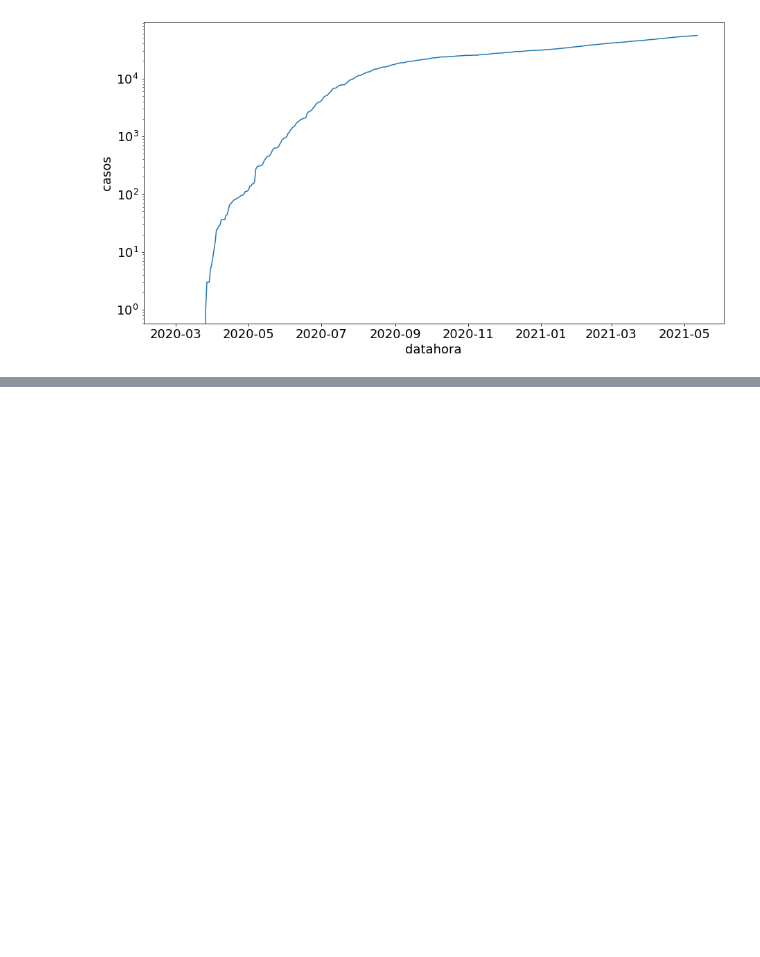
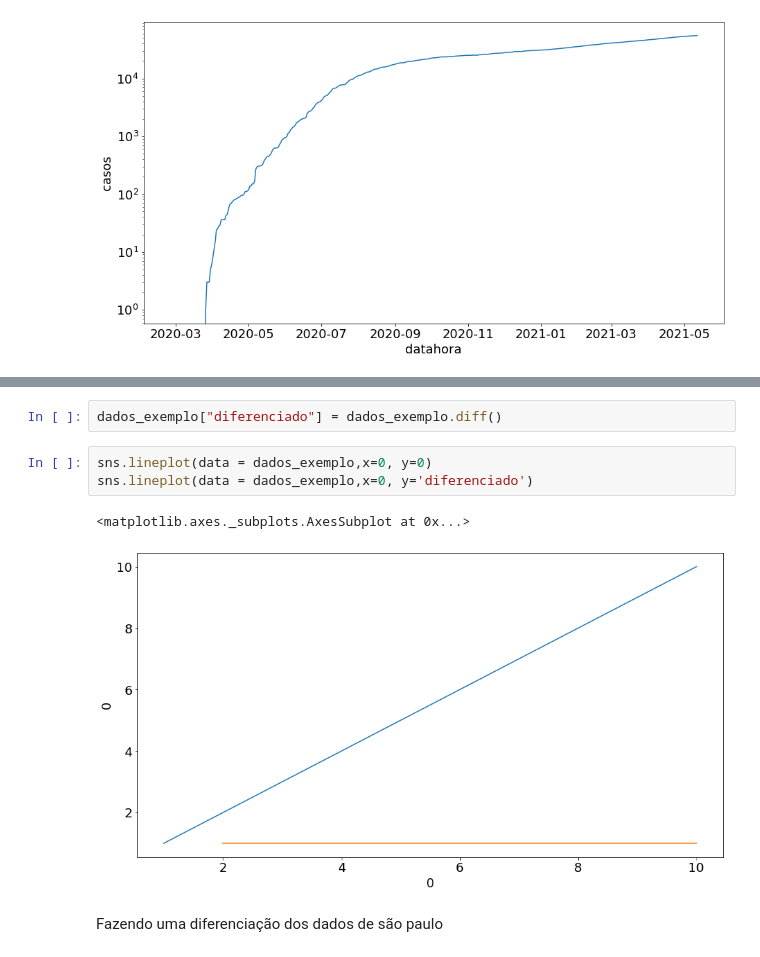
Before and after one commit to laugustovieira/prophet_covid, a Jupyter notebook: prophet_covid.ipynb, the cells around one changed output, grey strips where cells are left out. Saved outputs shown, nothing was run; the diff lists cells and outputs as text; blank space fills up the shorter version.

```diff
--- a/prophet_covid.ipynb
+++ b/prophet_covid.ipynb
@@ -76,0 +101,10 @@ mpl.pyplot.yscale("log")
+# %%
+dados_exemplo["diferenciado"] = dados_exemplo.diff()
+# %%
+sns.lineplot(data = dados_exemplo,x=0, y=0)
+sns.lineplot(data = dados_exemplo,x=0, y='diferenciado')
+# %% [output]
+<matplotlib.axes._subplots.AxesSubplot at 0x...>
+[figure, added]
+# %% [markdown]
+Fazendo uma diferenciação dos dados de são paulo
```
Also changed, not shown: parts of 20 cells of this notebook.
